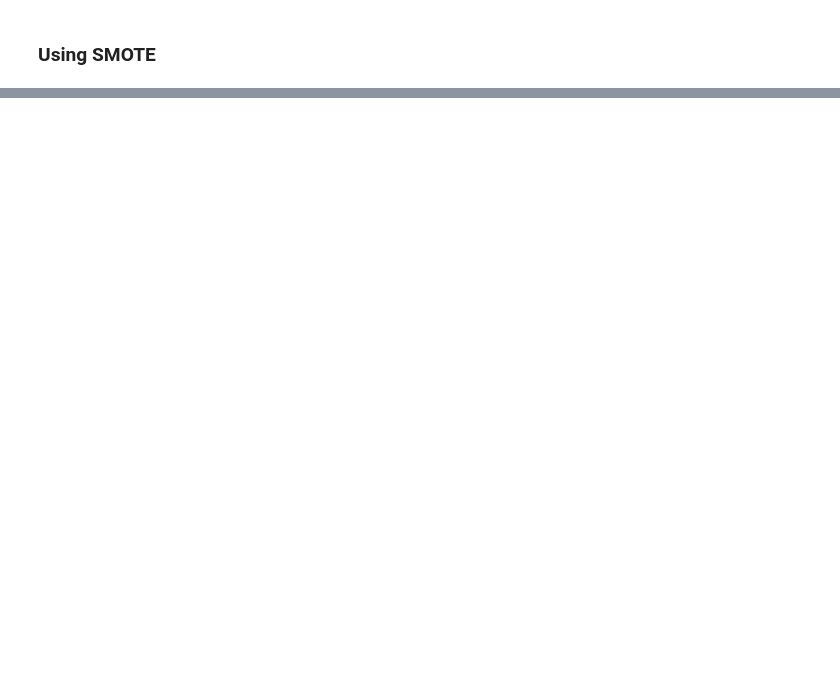
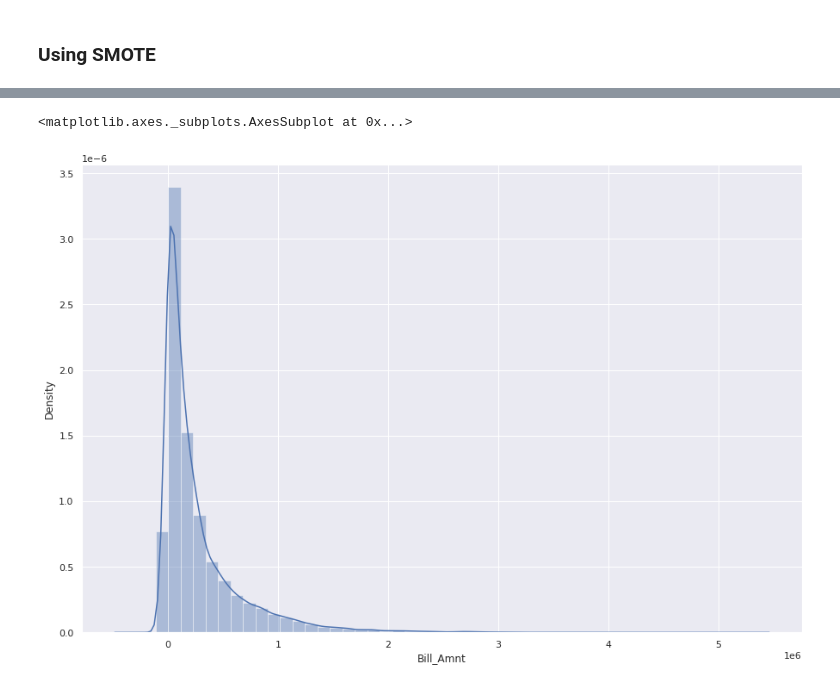
Before and after one commit to M0n1ka-05/Credit_Card_Default_Prediction, a Jupyter notebook: Monika_Shinde_Team_3_Credit_Card_Default_Prediction_Capstone_Project.ipynb, the cells around one changed output, grey strips where cells are left out. Cells and saved outputs as stored; diff of their text form; code cells hidden in the pictures; blank space fills up the shorter version.

```diff
--- a/Monika_Shinde_Team_3_Credit_Card_Default_Prediction_Capstone_Project.ipynb
+++ b/Monika_Shinde_Team_3_Credit_Card_Default_Prediction_Capstone_Project.ipynb
@@ -457,0 +527,6 @@ weighted avg       0.79      0.77      0.78      7500
+# %%
+#sns.distplot(np.log(mod_df['Bill_Amnt']))
+sns.distplot(mod_df['Bill_Amnt'])
+# %% [output]
+<matplotlib.axes._subplots.AxesSubplot at 0x...>
+[figure, added]
```
Also changed, not shown: parts of 26 cells of this notebook.
